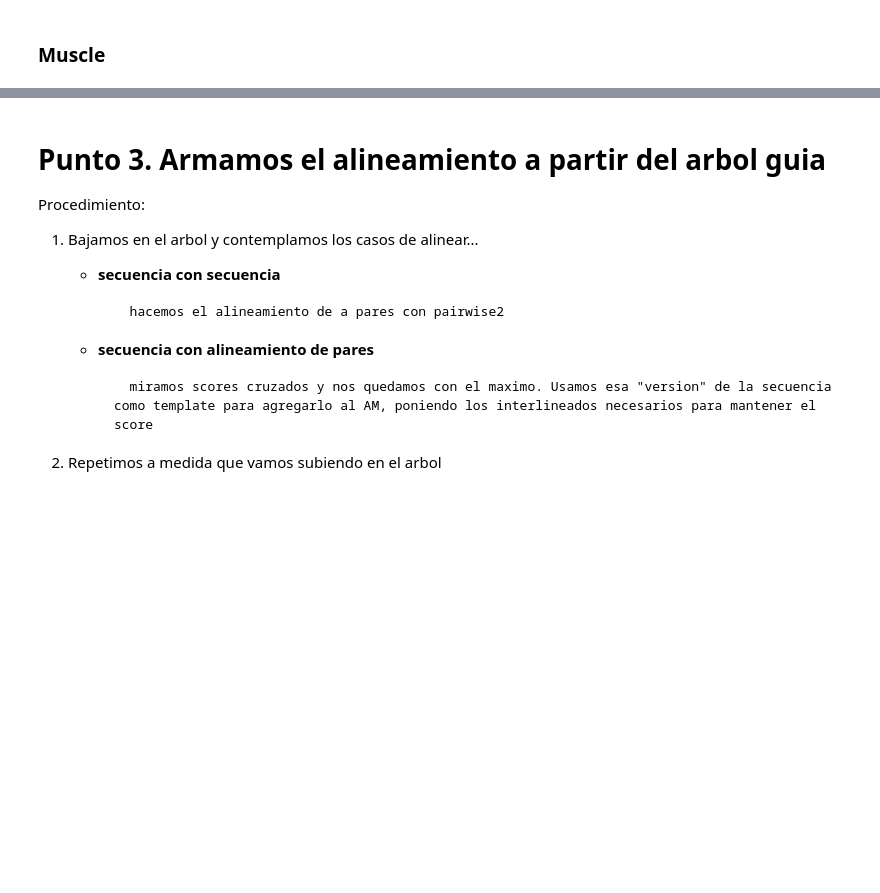
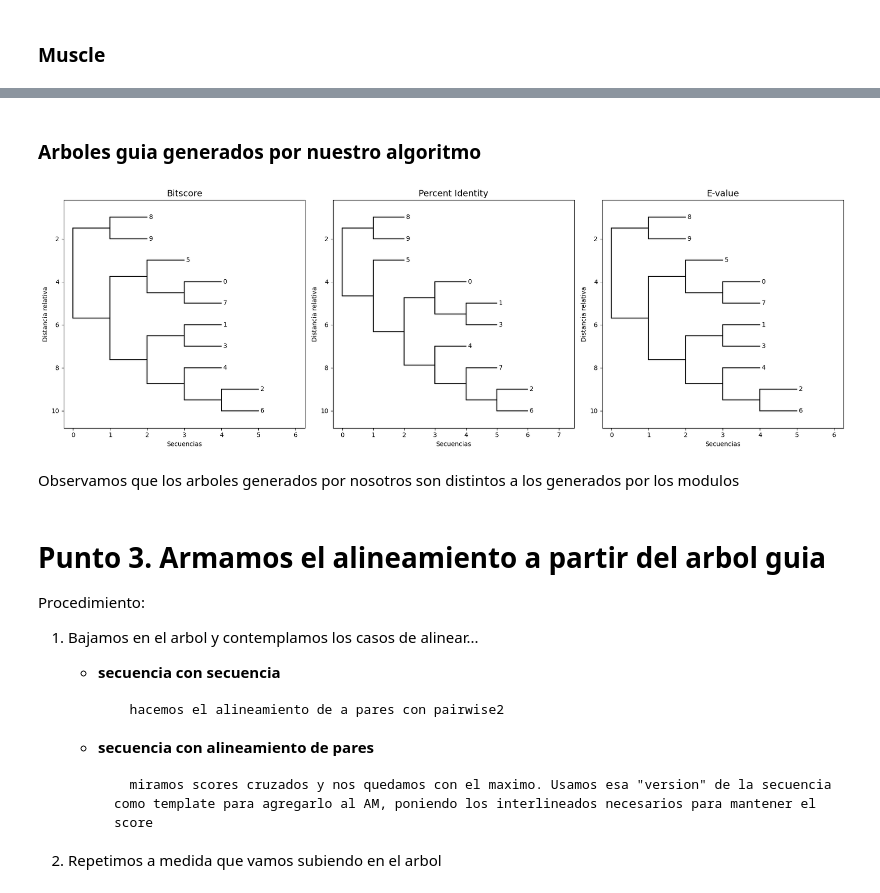
Before and after one commit to NadinaMaia/BioinformaticaAvanzada, a Jupyter notebook: tp3/TP_3.ipynb, the cells around one changed output, grey strips where cells are left out. Cells and saved outputs as stored; diff of their text form; code cells hidden in the pictures; blank space fills up the shorter version.

```diff
--- a/tp3/TP_3.ipynb
+++ b/tp3/TP_3.ipynb
@@ -436,3 +427,29 @@ Phylo.draw(tree_no_lengths)
+# %% [markdown]
+### Arboles guia generados por nuestro algoritmo
+# %%
+arboles = [tree_bitscore, tree_pident, tree_evalue]
+titulos = ["Bitscore", "Percent Identity", "E-value"]
+
+fig, axes = plt.subplots(1, 3, figsize=(18, 6))
+
+for ax, tree, titulo in zip(axes, arboles, titulos):
+    # Creamos copia para quitar longitudes
+    tree_no_lengths = copy.deepcopy(tree)
+    for clade in tree_no_lengths.find_clades():
+        clade.branch_length = None
+
+    # Dibujar árbol en el subplot correspondiente
+    Phylo.draw(tree_no_lengths, axes=ax, do_show=False)
+    ax.set_title(titulo, fontsize=14)
+    ax.set_xlabel("Secuencias")
+    ax.set_ylabel("Distancia relativa")
+
+plt.tight_layout()
+plt.show()
+# %% [output]
+[figure, added]
+# %% [markdown]
+Observamos que los arboles generados por nosotros son distintos a los generados por los modulos
 # %% [markdown]
 # Punto 3. Armamos el alineamiento a partir del arbol guia
 
```
Also changed, not shown: parts of 54 cells of this notebook, 1 other file.
